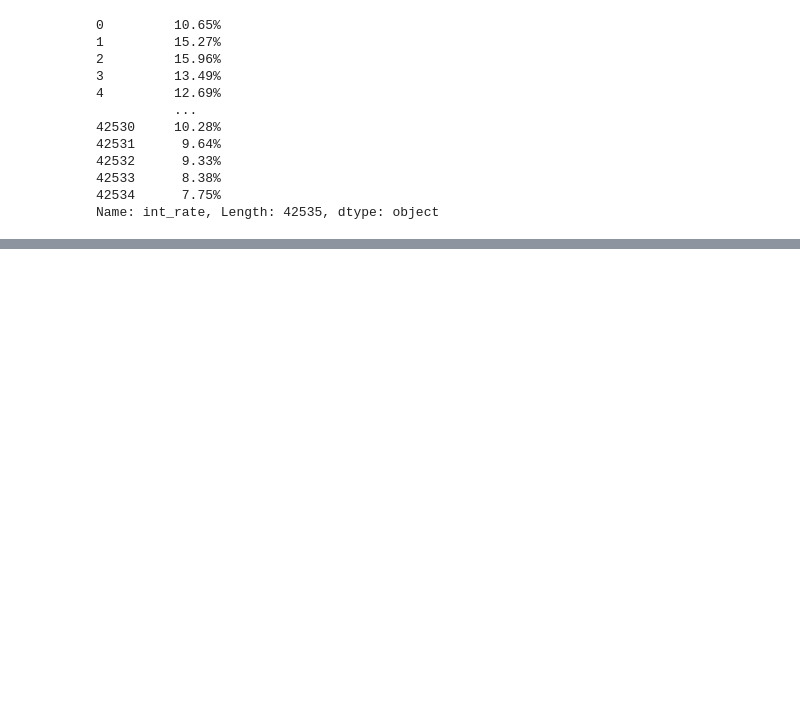
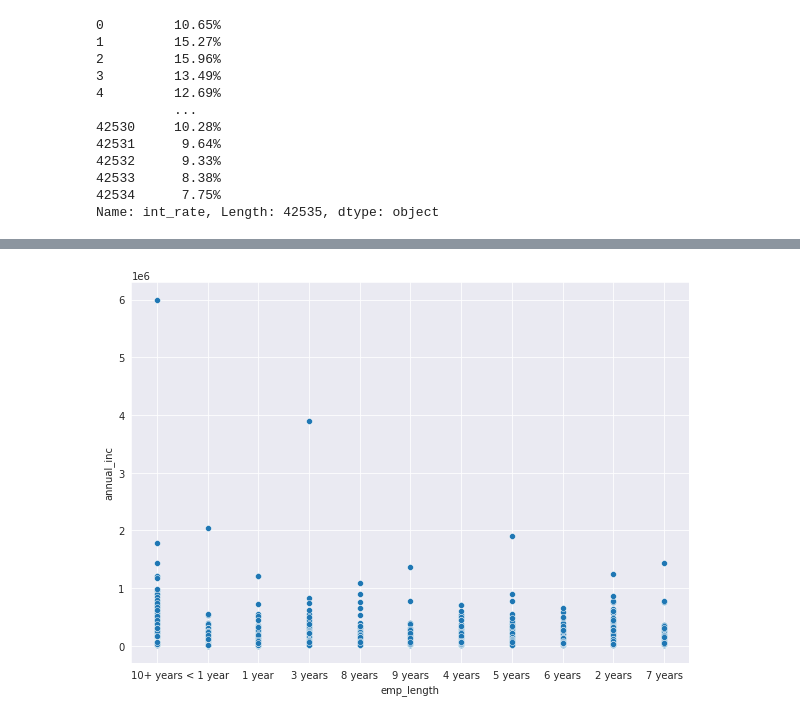
Before and after one commit to Chinmay487/money_lending_club, a Jupyter notebook: analysis.ipynb, the cells around one changed output, grey strips where cells are left out. Drawn from its saved outputs; the diff is of its cells as text; code cells hidden in the pictures; blank space fills up the shorter version.

```diff
--- a/analysis.ipynb
+++ b/analysis.ipynb
@@ -168,0 +344,6 @@ Name: int_rate, Length: 42535, dtype: object
+# %%
+plt.figure(figsize=(10,7))
+sns.scatterplot(x="emp_length",y="annual_inc",data=df_copy)
+plt.show()
+# %% [output]
+[figure, added]
```
Also changed, not shown: parts of 82 cells of this notebook, 1 other file.
